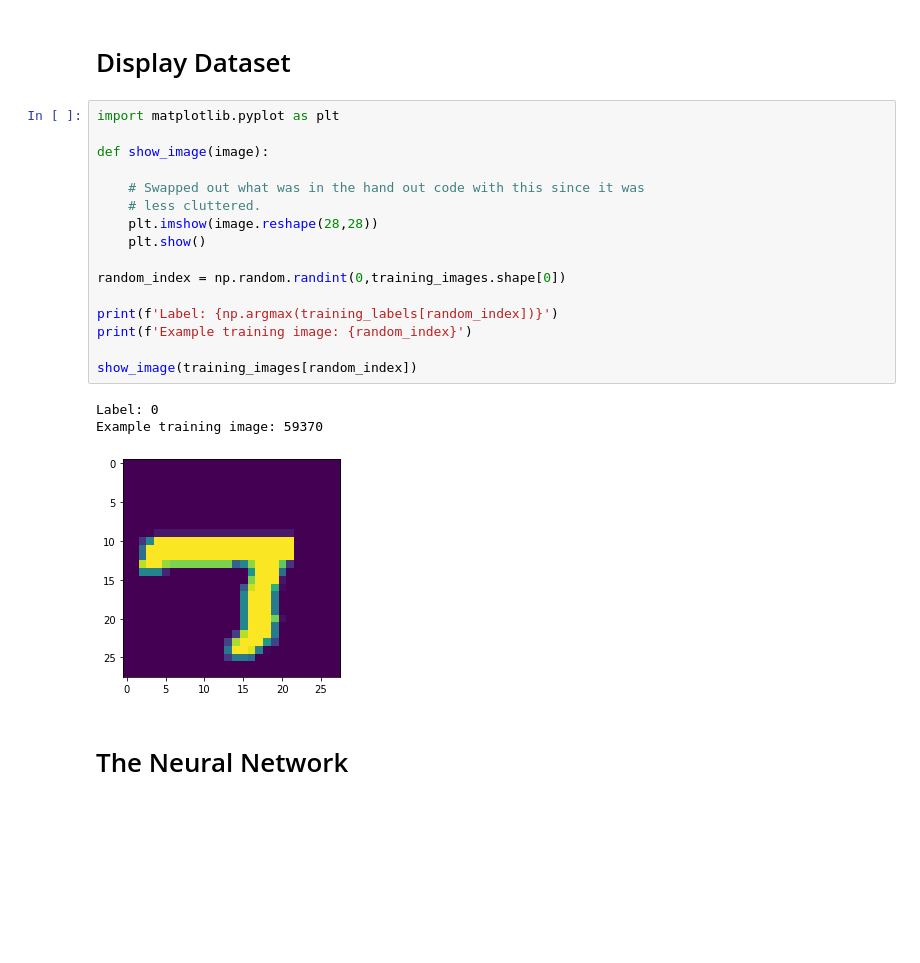
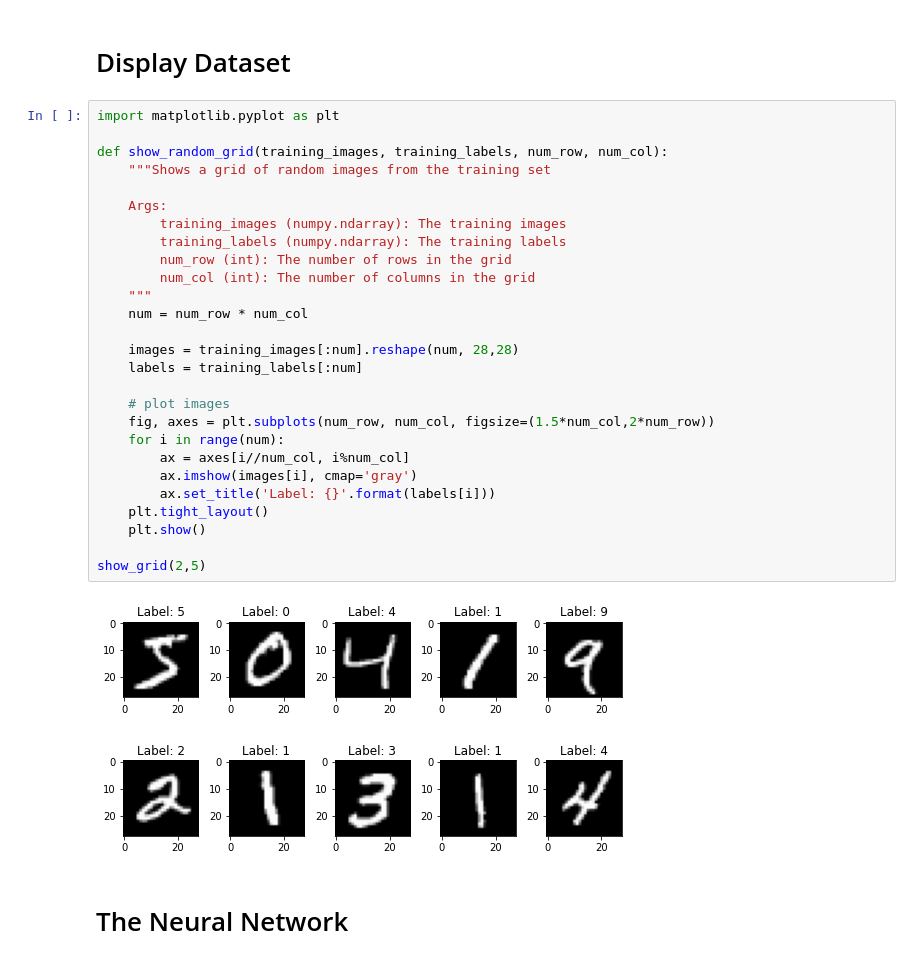
Before and after one commit to Kyle-L/Numpy-Neural-Network-Classifier, a Jupyter notebook: neural-network-numpy.ipynb, the cells around one changed output. Drawn from its saved outputs; the diff is of its cells as text; blank space fills up the shorter version.

```diff
--- a/neural-network-numpy.ipynb
+++ b/neural-network-numpy.ipynb
@@ -103,26 +103,35 @@ Testing images shape: (10000, 784)
 Testing labels shape: (10000,)
 # %% [markdown]
 # Display Dataset
-# %%
-import matplotlib.pyplot as plt
-
-def show_image(image):
-
-    # Swapped out what was in the hand out code with this since it was
-    # less cluttered.
-    plt.imshow(image.reshape(28,28))
-    plt.show()
-
-random_index = np.random.randint(0,training_images.shape[0])
-
-print(f'Label: {np.argmax(training_labels[random_index])}')
-print(f'Example training image: {random_index}')
-
-show_image(training_images[random_index])
-# %% [output]
-Label: 0
-Example training image: 59370
-[figure, removed]
+# %%
+import matplotlib.pyplot as plt
+
+def show_random_grid(training_images, training_labels, num_row, num_col):
+    """Shows a grid of random images from the training set
+
+    Args:
+        training_images (numpy.ndarray): The training images
+        training_labels (numpy.ndarray): The training labels
+        num_row (int): The number of rows in the grid
+        num_col (int): The number of columns in the grid
+    """
+    num = num_row * num_col
+
+    images = training_images[:num].reshape(num, 28,28)
+    labels = training_labels[:num]
+
+    # plot images
+    fig, axes = plt.subplots(num_row, num_col, figsize=(1.5*num_col,2*num_row))
+    for i in range(num):
+        ax = axes[i//num_col, i%num_col]
+        ax.imshow(images[i], cmap='gray')
+        ax.set_title('Label: {}'.format(labels[i]))
+    plt.tight_layout()
+    plt.show()
+
+show_grid(2,5)
+# %% [output]
+[figure, added]
 # %% [markdown]
 # The Neural Network
 # %%
```
Also changed, not shown: parts of 2 cells of this notebook, 4 other files.
